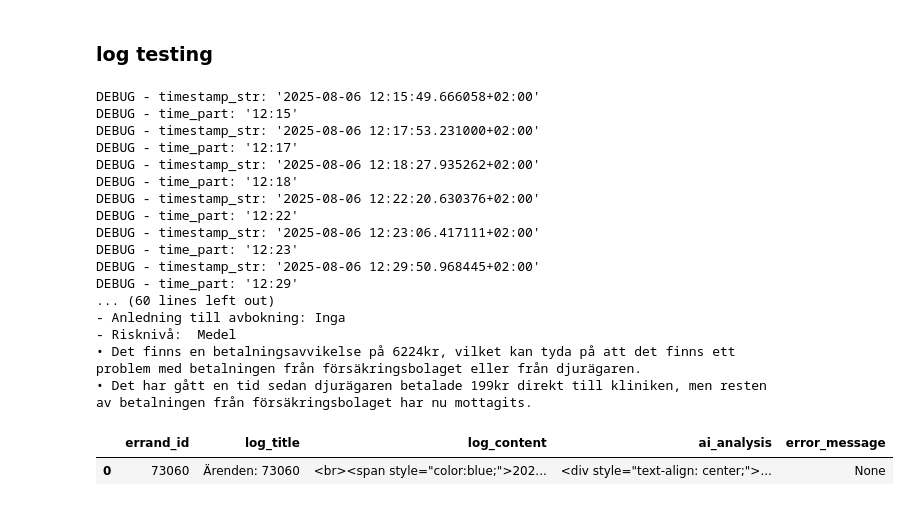
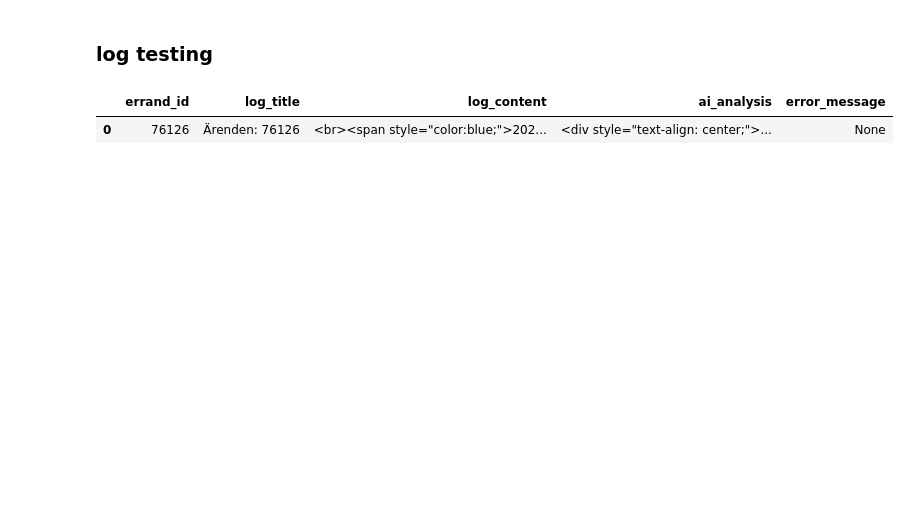
Before and after one commit to Jacque008/email_fastAPI, a Jupyter notebook: test.ipynb, the cells around one changed output. Saved outputs shown, nothing was run; the diff lists cells and outputs as text; code cells hidden in the pictures; blank space fills up the shorter version.

```diff
--- a/test.ipynb
+++ b/test.ipynb
@@ -661,40 +661,23 @@ services === summary ===:
 # %%
 from app.services.utils import model_to_dataframe
 from app.dataset.log_dataset import LogDataset
 from app.services.log import LogService
 from app.services.base_service import BaseService
 from app.schemas.log import LogIn
 import pandas as pd
 bs = BaseService()
 ds = LogDataset()
 ls = LogService()
 
-errand_number = '36804730608'
+errand_number = '39863761266'
 start_date = None
 end_date = None
 request = LogIn(
     errand_number=errand_number
     )
 a = ds.generate_chronological_log(request)
 df = model_to_dataframe(a)
 df
 # %% [output]
-DEBUG - timestamp_str: '2025-08-06 12:15:49.666058+02:00'
-DEBUG - time_part: '12:15'
-DEBUG - timestamp_str: '2025-08-06 12:17:53.231000+02:00'
-DEBUG - time_part: '12:17'
-DEBUG - timestamp_str: '2025-08-06 12:18:27.935262+02:00'
-DEBUG - time_part: '12:18'
-DEBUG - timestamp_str: '2025-08-06 12:22:20.630376+02:00'
-DEBUG - time_part: '12:22'
-DEBUG - timestamp_str: '2025-08-06 12:23:06.417111+02:00'
-DEBUG - time_part: '12:23'
-DEBUG - timestamp_str: '2025-08-06 12:29:50.968445+02:00'
-DEBUG - time_part: '12:29'
-... (60 lines left out)
-- Anledning till avbokning: Inga
-- Risknivå:  Medel
-• Det finns en betalningsavvikelse på 6224kr, vilket kan tyda på att det finns ett problem med betalningen från försäkringsbolaget eller från djurägaren.
-• Det har gått en tid sedan djurägaren betalade 199kr direkt till kliniken, men resten av betalningen från försäkringsbolaget har nu mottagits.
 |  | errand_id | log_title | log_content | ai_analysis | error_message |
-| 0 | 73060 | Ärenden: 73060 | <br><span style="color:blue;">202... | <div style="text-align: center;">... | None |
+| 0 | 76126 | Ärenden: 76126 | <br><span style="color:blue;">202... | <div style="text-align: center;">... | None |
```
Also changed, not shown: 25 other files.
